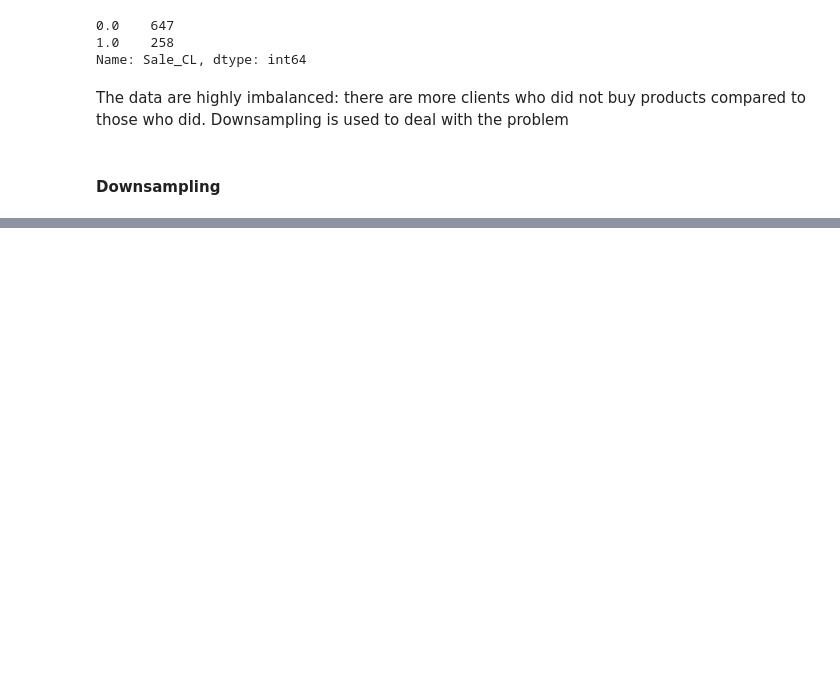
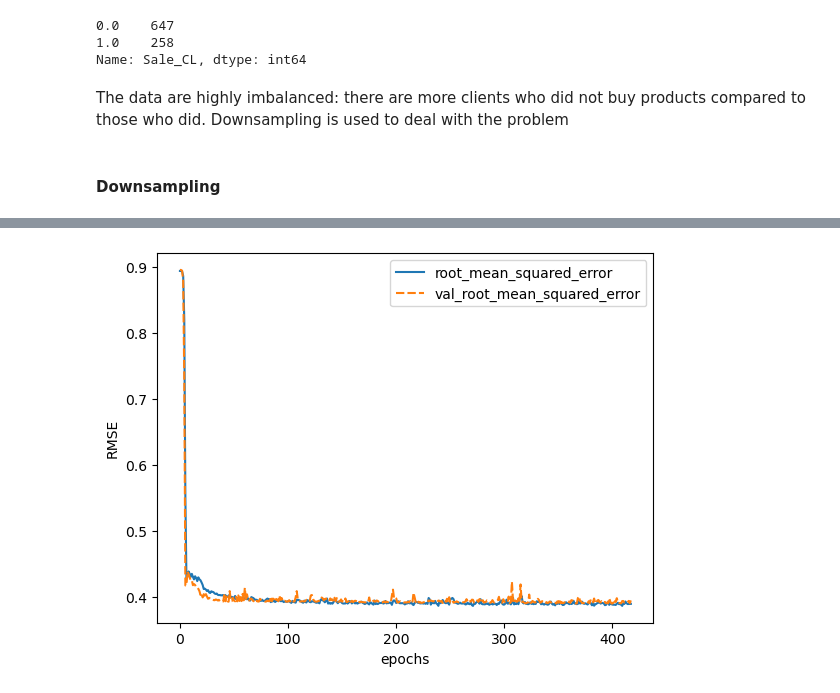
Before and after one commit to ahryho/direct-marketing-optimisation, a Jupyter notebook: notebooks/03_model.ipynb, the cells around one changed output, grey strips where cells are left out. Saved outputs shown, nothing was run; the diff lists cells and outputs as text; code cells hidden in the pictures; blank space fills up the shorter version.

```diff
--- a/notebooks/03_model.ipynb
+++ b/notebooks/03_model.ipynb
@@ -293,0 +375,5 @@ dmo_train_CL = pd.concat([dmo_train_CL_boughtonly, dmo_train_CL_didntbuyonly])
+# %%
+# Training and validation - Balanced dataset
+sale_mf = train_validate_nn_model(X_trainmf, Y_trainmf, X_valmf, Y_valmf, 5, 10)
+# %% [output]
+[figure, added]
```
Also changed, not shown: parts of 75 cells of this notebook.
